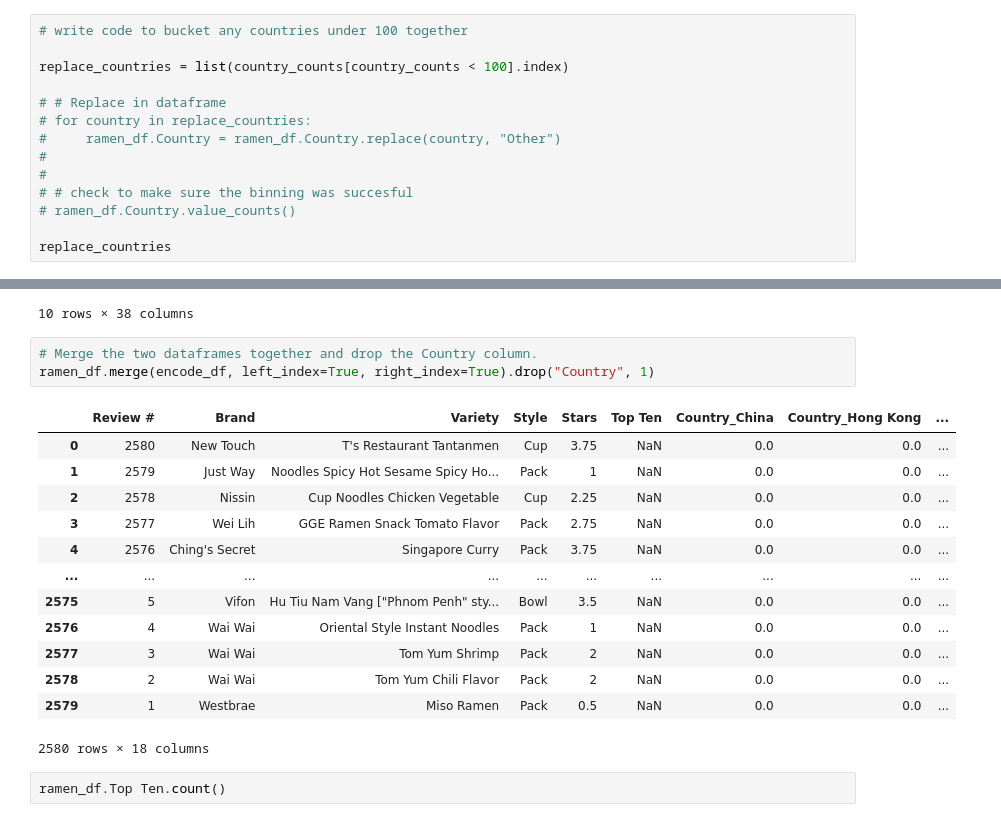
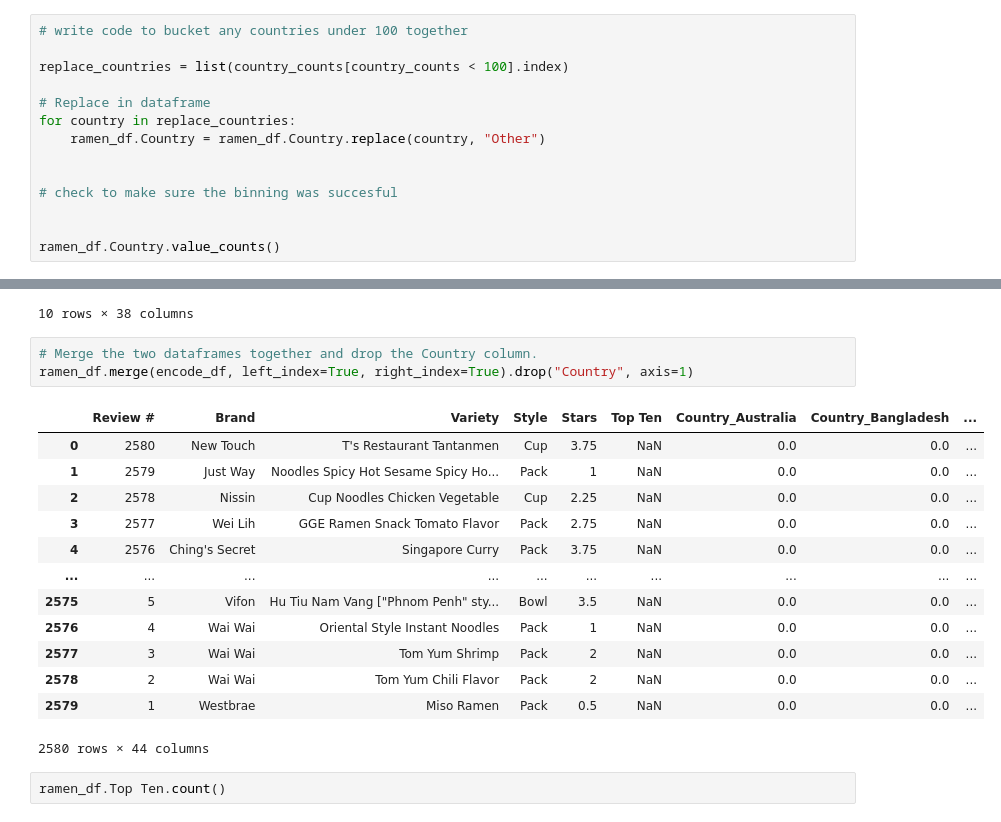
Before and after one commit to Bren42/Neural_Network_Charity_Analysis, a Jupyter notebook: training_modules/Categorical Variables.ipynb, the cells around one changed output, grey strips where cells are left out. Cells and saved outputs as stored; diff of their text form.

```diff
--- a/training_modules/Categorical Variables.ipynb
+++ b/training_modules/Categorical Variables.ipynb
@@ -40,13 +40,13 @@ country_counts.plot.density()
 
 replace_countries = list(country_counts[country_counts < 100].index)
 
-# # Replace in dataframe
-# for country in replace_countries:
-#     ramen_df.Country = ramen_df.Country.replace(country, "Other")
-#
-#
-# # check to make sure the binning was succesful
-# ramen_df.Country.value_counts()
+# Replace in dataframe
+for country in replace_countries:
+    ramen_df.Country = ramen_df.Country.replace(country, "Other")
 
-replace_countries
+
+# check to make sure the binning was succesful
+
+
+ramen_df.Country.value_counts()
 # %% [output]
@@ -96,9 +92,9 @@ encode_df.head(10)
 10 rows × 38 columns
 # %%
 # Merge the two dataframes together and drop the Country column.
-ramen_df.merge(encode_df, left_index=True, right_index=True).drop("Country", 1)
+ramen_df.merge(encode_df, left_index=True, right_index=True).drop("Country", axis=1)
 # %% [output]
-|  | Review # | Brand | Variety | Style | Stars | Top Ten | Country_China | Country_Hong Kong | ... |
+|  | Review # | Brand | Variety | Style | Stars | Top Ten | Country_Australia | Country_Bangladesh | ... |
 | 0 | 2580 | New Touch | T's Restaurant Tantanmen | Cup | 3.75 | NaN | 0.0 | 0.0 | ... |
 | 1 | 2579 | Just Way | Noodles Spicy Hot Sesame Spicy Ho... | Pack | 1 | NaN | 0.0 | 0.0 | ... |
 | 2 | 2578 | Nissin | Cup Noodles Chicken Vegetable | Cup | 2.25 | NaN | 0.0 | 0.0 | ... |
@@ -110,7 +106,7 @@ ramen_df.merge(encode_df, left_index=True, right_index=True).drop("Country", 1)
 | 2577 | 3 | Wai Wai | Tom Yum Shrimp | Pack | 2 | NaN | 0.0 | 0.0 | ... |
 | 2578 | 2 | Wai Wai | Tom Yum Chili Flavor | Pack | 2 | NaN | 0.0 | 0.0 | ... |
 | 2579 | 1 | Westbrae | Miso Ramen | Pack | 0.5 | NaN | 0.0 | 0.0 | ... |
-2580 rows × 18 columns
+2580 rows × 44 columns
 # %%
 ramen_df.Top Ten.count()
 # %% [output]
```
Also changed, not shown: parts of 1 cell of this notebook, 2 other files.
